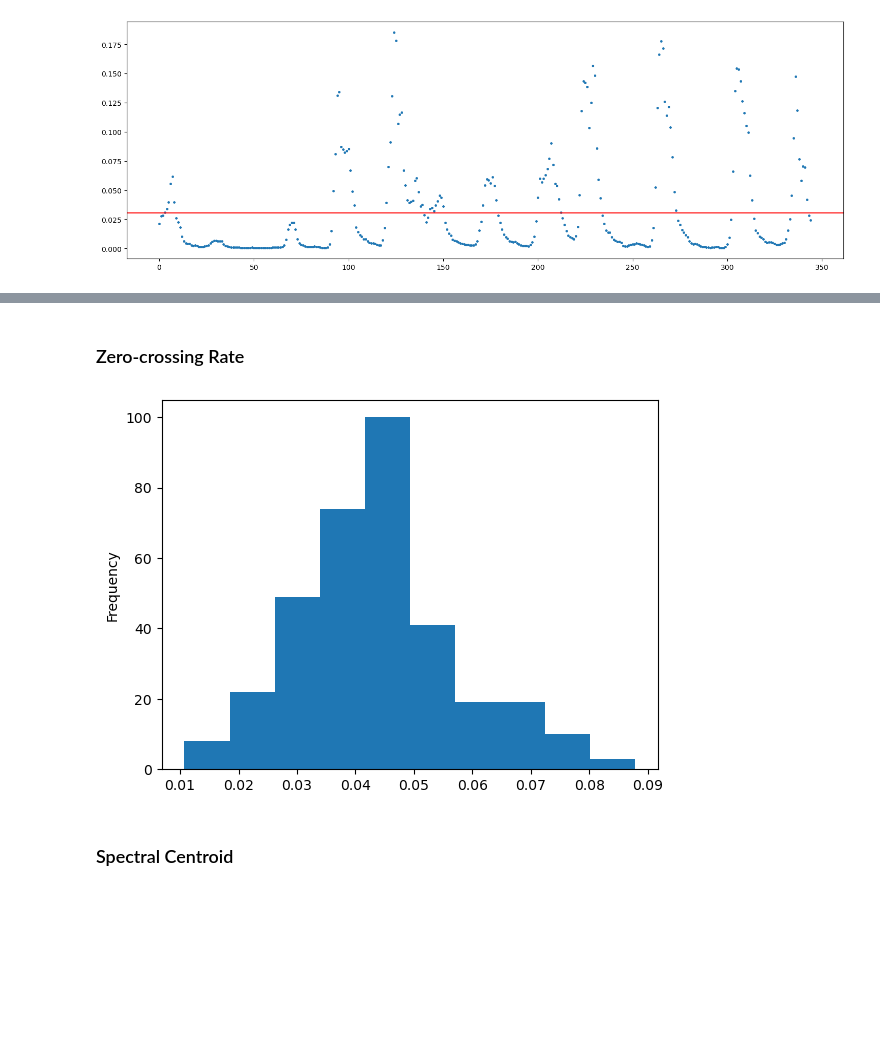
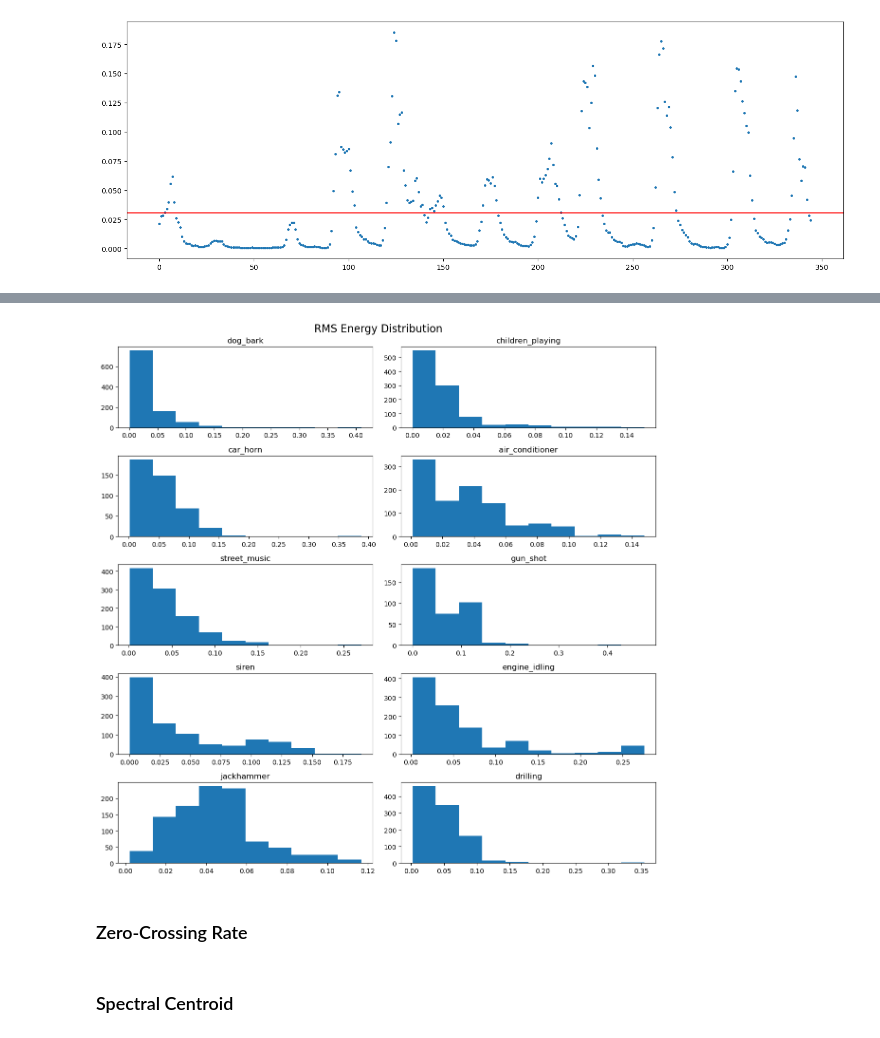
Before and after one commit to juancarlos285/urban-sound-classifier, a Jupyter notebook: nb_1.ipynb, the cells around one changed output, grey strips where cells are left out. Saved outputs shown, nothing was run; the diff lists cells and outputs as text; code cells hidden in the pictures; blank space fills up the shorter version.

```diff
--- a/nb_1.ipynb
+++ b/nb_1.ipynb
@@ -84,0 +168,10 @@ ax.axhline(y = rms.mean(), c = 'red');
+# %%
+for file in audio_paths:
+    samples, sample_rate = files_loaded[file]
+    sgram = librosa.stft(samples)
+    rms = librosa.feature.rms(S = sgram)
+    rms_mean = rms.mean()
+    rms_std = rms.std()
+    file_name = file.split('/')[-1]
+    df.loc[df['slice_file_name'] == file_name, 'rms_mean'] = rms_mean
+    df.loc[df['slice_file_name'] == file_name, 'rms_std'] = rms_std
@@ -85,8 +209,13 @@ ax.axhline(y = rms.mean(), c = 'red');
+# %%
+fig, axes = plt.subplots(nrows = 5, ncols = 2, figsize = (12, 12))
+for i, target in enumerate(df['class'].unique()):
+    row = i // 2
+    col = i % 2
+    axes[row, col].hist(df.loc[df['class'] == target, 'rms_mean'])
+    axes[row, col].set_title(target)
+fig.suptitle('RMS Energy Distribution', fontsize = 16)
+plt.tight_layout()
+# %% [output]
+[figure, added]
 # %% [markdown]
-### Zero-crossing Rate
+### Zero-Crossing Rate
-# %%
-zcr = librosa.feature.zero_crossing_rate(samples)
-zcr_series = pd.Series(zcr.reshape(345,))
-zcr_series.plot(kind='hist');
-# %% [output]
-[figure, removed]
```
Also changed, not shown: parts of 38 cells of this notebook, 3 other files.
